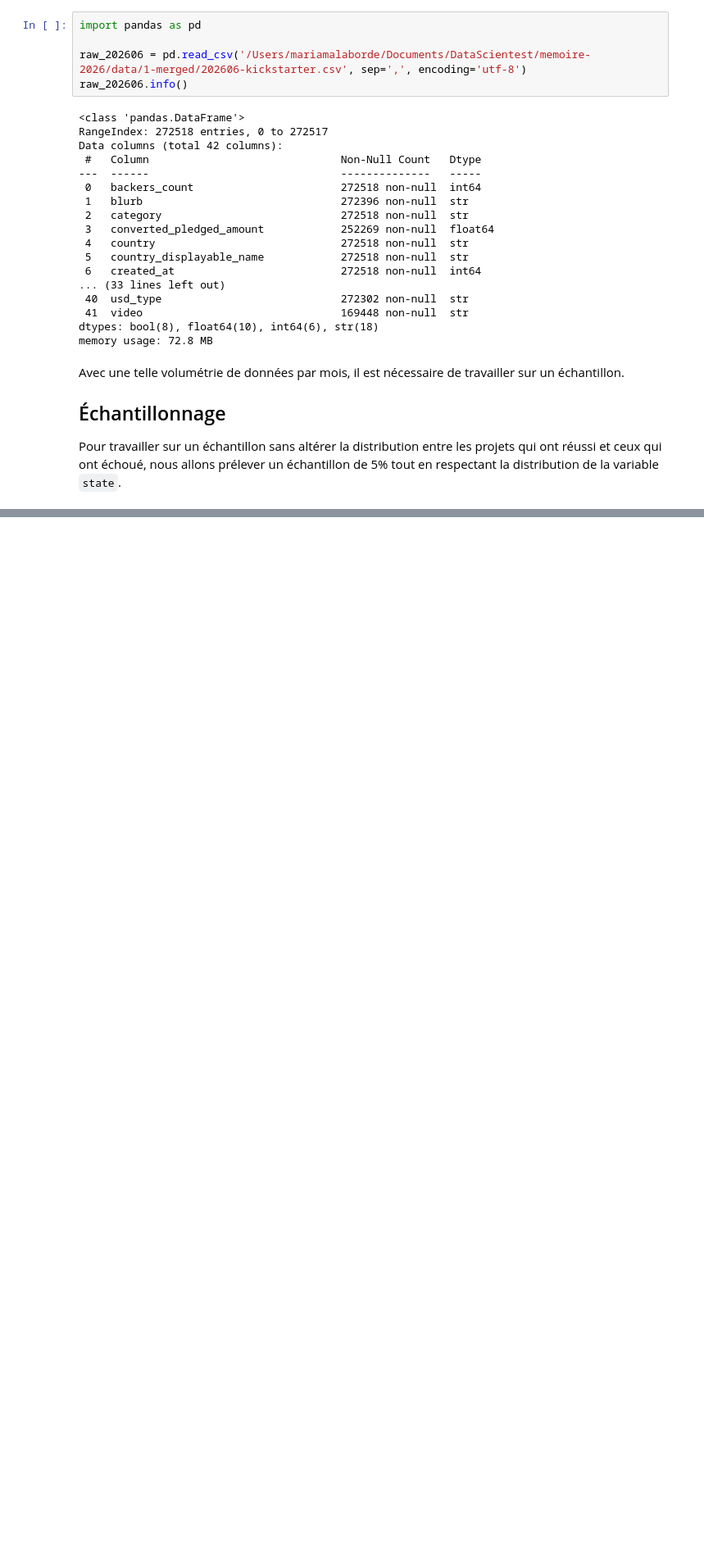
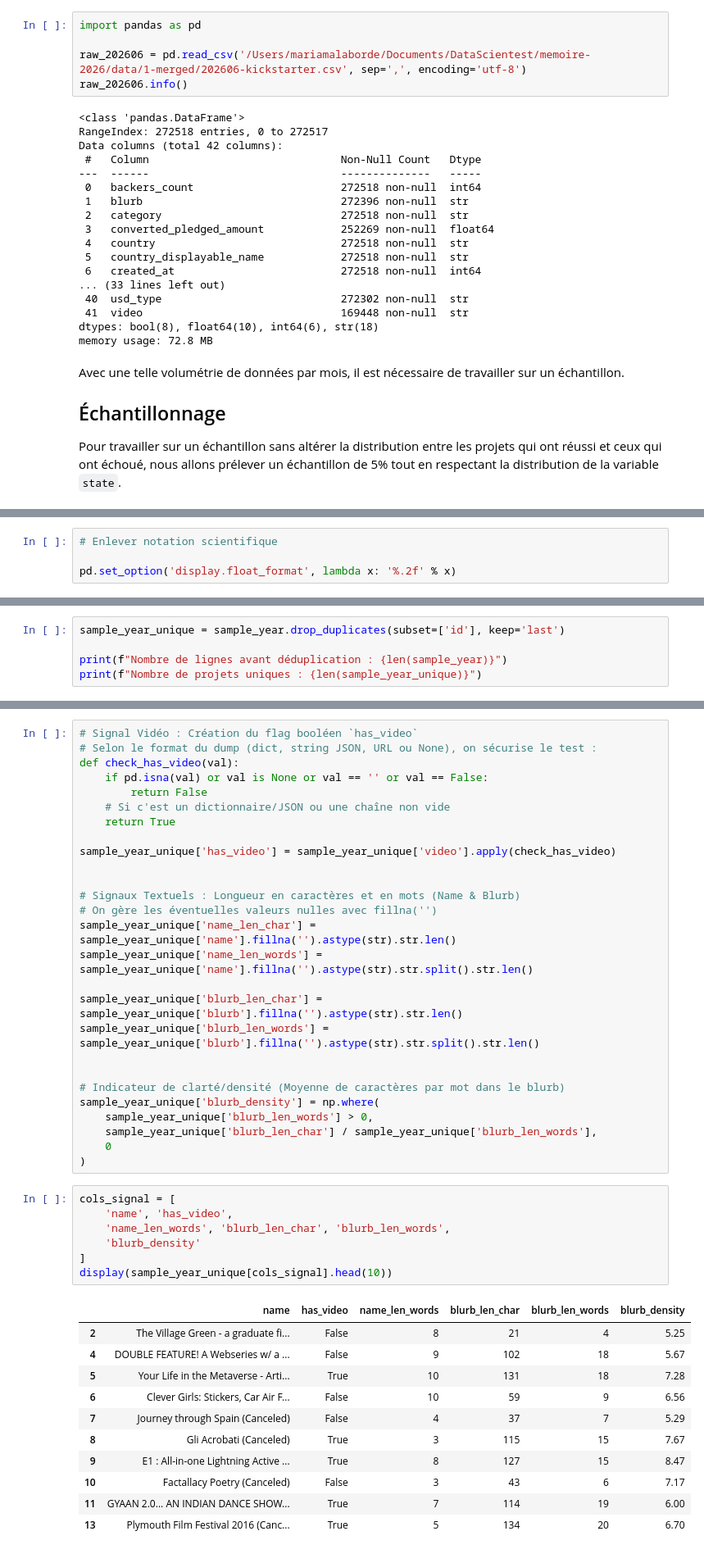
Before and after one commit to lbrdmariama/memoire-2026, a Jupyter notebook: code/data-cleaning.ipynb, the cells around one changed output, grey strips where cells are left out. Shown at 82% size. Drawn from its saved outputs; the diff is of its cells as text; blank space fills up the shorter version.

```diff
--- a/code/data-cleaning.ipynb
+++ b/code/data-cleaning.ipynb
@@ -53,0 +228,4 @@ Pour travailler sur un échantillon sans altérer la distribution entre les proj
+# %%
+# Enlever notation scientifique
+
+pd.set_option('display.float_format', lambda x: '%.2f' % x)
@@ -53,0 +282,5 @@ Pour travailler sur un échantillon sans altérer la distribution entre les proj
+# %%
+sample_year_unique = sample_year.drop_duplicates(subset=['id'], keep='last')
+
+print(f"Nombre de lignes avant déduplication : {len(sample_year)}")
+print(f"Nombre de projets uniques : {len(sample_year_unique)}")
@@ -53,0 +651,46 @@ Pour travailler sur un échantillon sans altérer la distribution entre les proj
+# %%
+# Signal Vidéo : Création du flag booléen `has_video`
+# Selon le format du dump (dict, string JSON, URL ou None), on sécurise le test :
+def check_has_video(val):
+    if pd.isna(val) or val is None or val == '' or val == False:
+        return False
+    # Si c'est un dictionnaire/JSON ou une chaîne non vide
+    return True
+
+sample_year_unique['has_video'] = sample_year_unique['video'].apply(check_has_video)
+
+
+# Signaux Textuels : Longueur en caractères et en mots (Name & Blurb)
+# On gère les éventuelles valeurs nulles avec fillna('')
+sample_year_unique['name_len_char'] = sample_year_unique['name'].fillna('').astype(str).str.len()
+sample_year_unique['name_len_words'] = sample_year_unique['name'].fillna('').astype(str).str.split().str.len()
+
+sample_year_unique['blurb_len_char'] = sample_year_unique['blurb'].fillna('').astype(str).str.len()
+sample_year_unique['blurb_len_words'] = sample_year_unique['blurb'].fillna('').astype(str).str.split().str.len()
+
+
+# Indicateur de clarté/densité (Moyenne de caractères par mot dans le blurb)
+sample_year_unique['blurb_density'] = np.where(
+    sample_year_unique['blurb_len_words'] > 0,
+    sample_year_unique['blurb_len_char'] / sample_year_unique['blurb_len_words'],
+    0
+)
+# %%
+cols_signal = [
+    'name', 'has_video',
+    'name_len_words', 'blurb_len_char', 'blurb_len_words',
+    'blurb_density'
+]
+display(sample_year_unique[cols_signal].head(10))
+# %% [output]
+|  | name | has_video | name_len_words | blurb_len_char | blurb_len_words | blurb_density |
+| 2 | The Village Green - a graduate fi... | False | 8 | 21 | 4 | 5.25 |
+| 4 | DOUBLE FEATURE! A Webseries w/ a ... | False | 9 | 102 | 18 | 5.67 |
+| 5 | Your Life in the Metaverse - Arti... | True | 10 | 131 | 18 | 7.28 |
+| 6 | Clever Girls: Stickers, Car Air F... | False | 10 | 59 | 9 | 6.56 |
+| 7 | Journey through Spain (Canceled) | False | 4 | 37 | 7 | 5.29 |
+| 8 | Gli Acrobati (Canceled) | True | 3 | 115 | 15 | 7.67 |
+| 9 | E1 : All-in-one Lightning Active ... | True | 8 | 127 | 15 | 8.47 |
+| 10 | Factallacy Poetry (Canceled) | False | 3 | 43 | 6 | 7.17 |
+| 11 | GYAAN 2.0... AN INDIAN DANCE SHOW... | True | 7 | 114 | 19 | 6.00 |
+| 13 | Plymouth Film Festival 2016 (Canc... | True | 5 | 134 | 20 | 6.70 |
```
Also changed, not shown: parts of 51 cells of this notebook.
